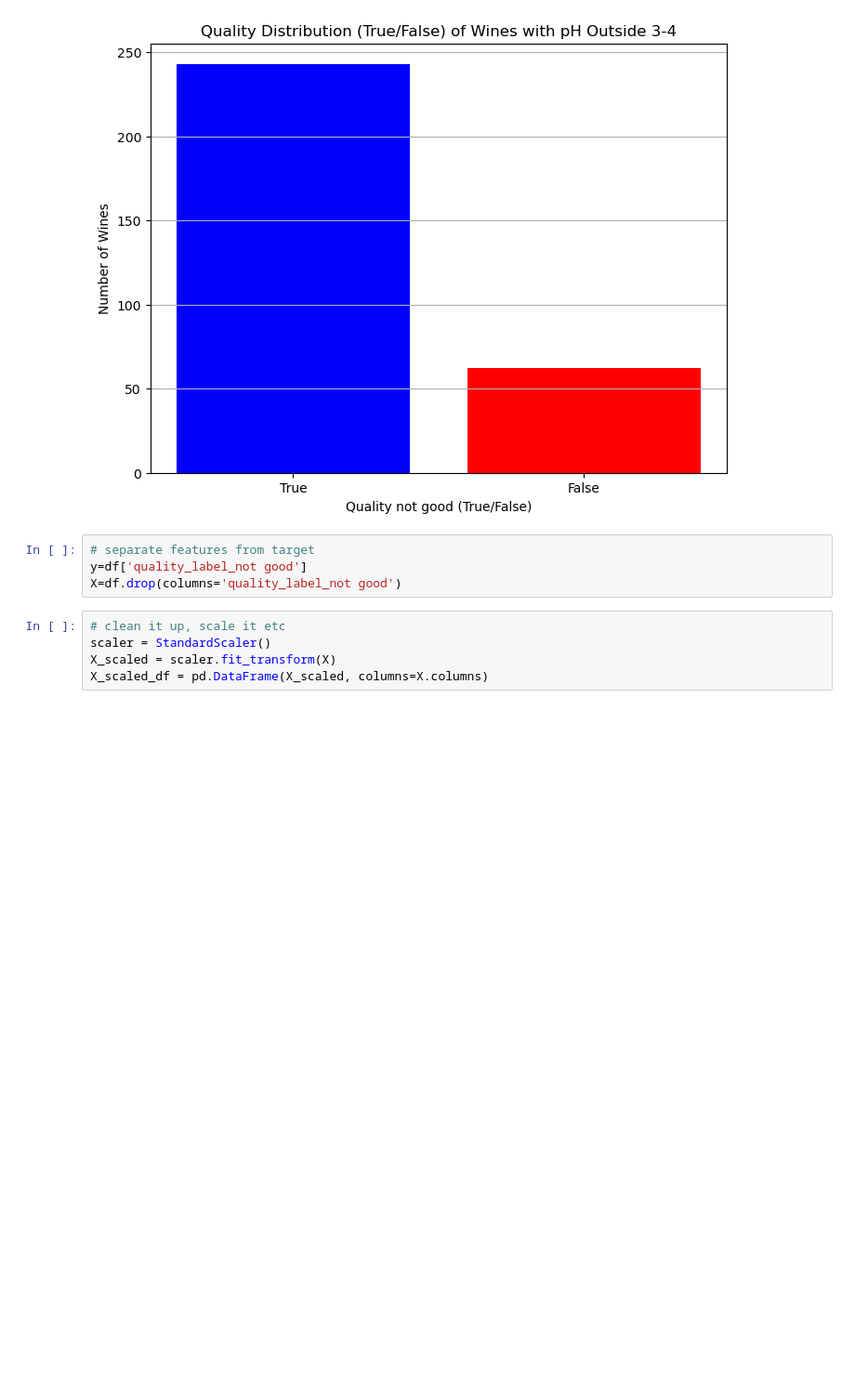
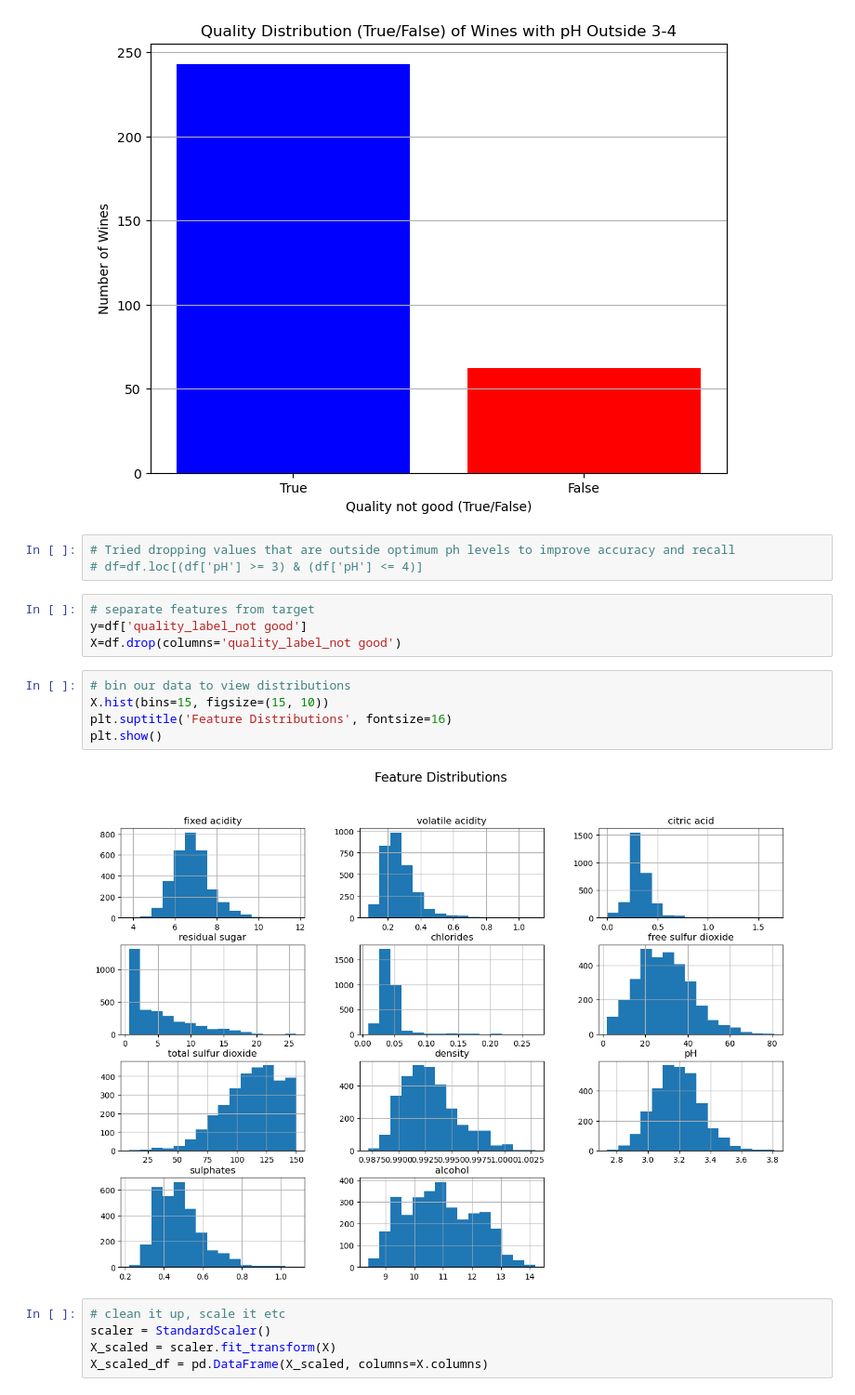
Before and after one commit to Robotrousers/Project4, a Jupyter notebook: VinoVista.ipynb, the cells around one changed output. Shown at 93% size. Drawn from its saved outputs; the diff is of its cells as text; blank space fills up the shorter version.

```diff
--- a/VinoVista.ipynb
+++ b/VinoVista.ipynb
@@ -149,10 +163,20 @@ True     243
 False     62
 Name: count, dtype: int64
 [figure]
+# %%
+# Tried dropping values that are outside optimum ph levels to improve accuracy and recall
+# df=df.loc[(df['pH'] >= 3) & (df['pH'] <= 4)]
 # %%
 # separate features from target
 y=df['quality_label_not good']
 X=df.drop(columns='quality_label_not good')
+# %%
+# bin our data to view distributions
+X.hist(bins=15, figsize=(15, 10))
+plt.suptitle('Feature Distributions', fontsize=16)
+plt.show()
+# %% [output]
+[figure, added]
 # %%
 # clean it up, scale it etc
 scaler = StandardScaler()
```
Also changed, not shown: parts of 23 cells of this notebook, 2 other files.
